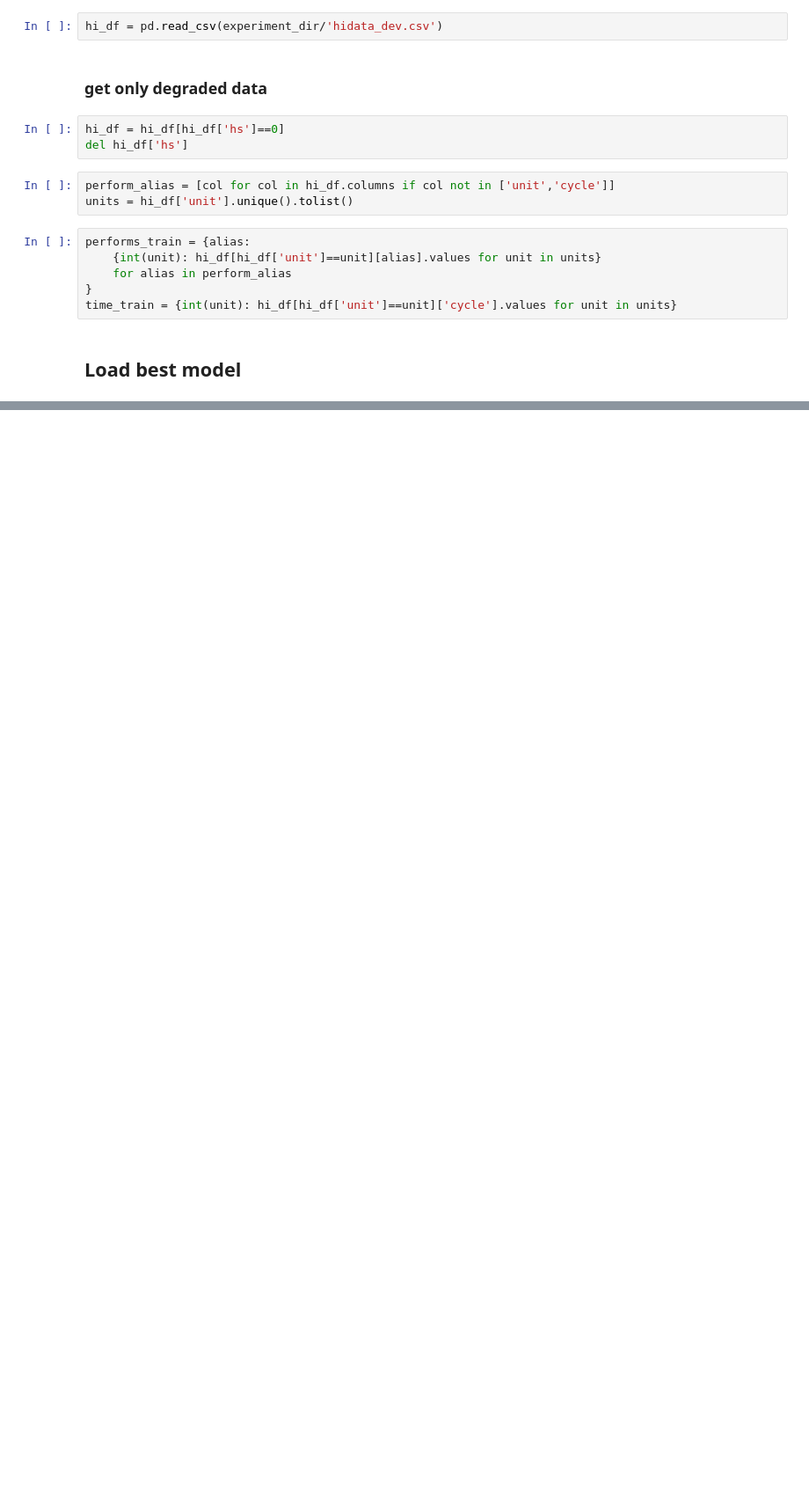
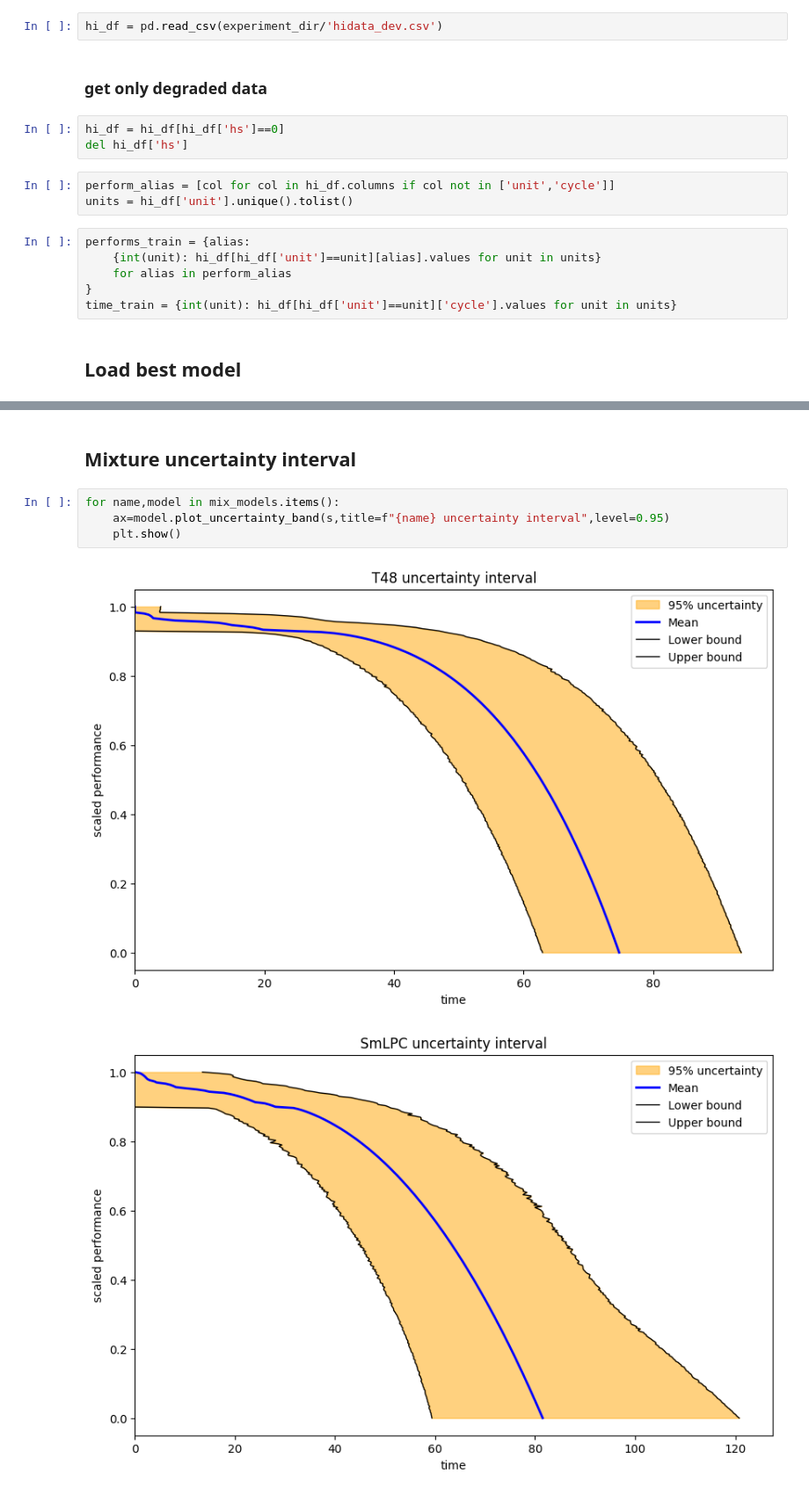
Before and after one commit to 4belito/deep-performance-rul, a Jupyter notebook: 5-mixture_model_plot.ipynb, the cells around one changed output, grey strips where cells are left out. Shown at 88% size. Cells and saved outputs as stored; diff of their text form; blank space fills up the shorter version.

```diff
--- a/5-mixture_model_plot.ipynb
+++ b/5-mixture_model_plot.ipynb
@@ -78,0 +116,9 @@ for name, models in norm_models.items():
+# %% [markdown]
+## Mixture uncertainty interval
+# %%
+for name,model in mix_models.items():
+    ax=model.plot_uncertainty_band(s,title=f"{name} uncertainty interval",level=0.95)
+    plt.show()
+# %% [output]
+[figure, added]
+[figure, added]
```
Also changed, not shown: parts of 8 cells of this notebook, 5 other files.
